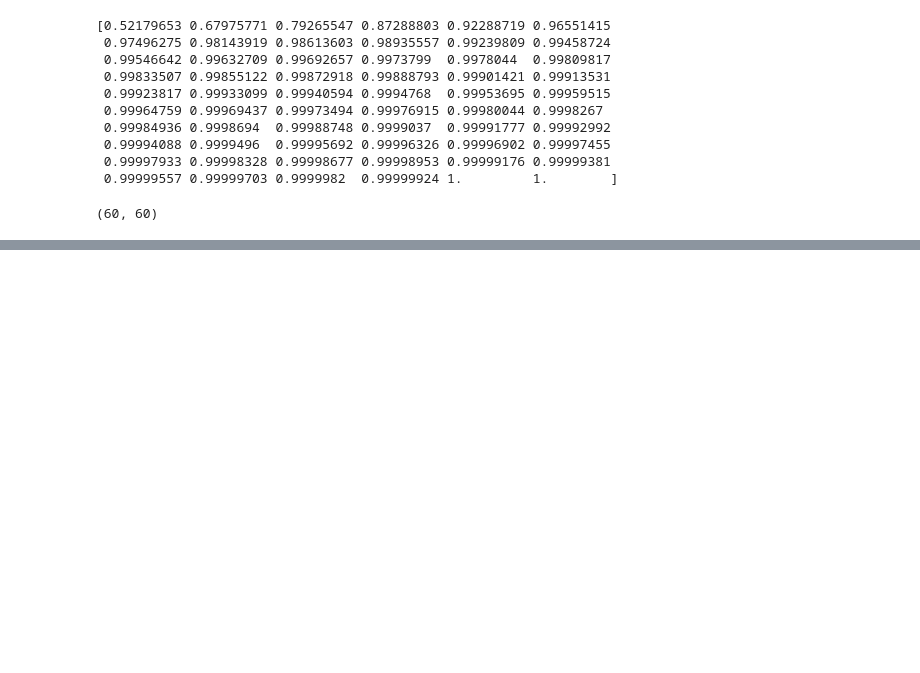
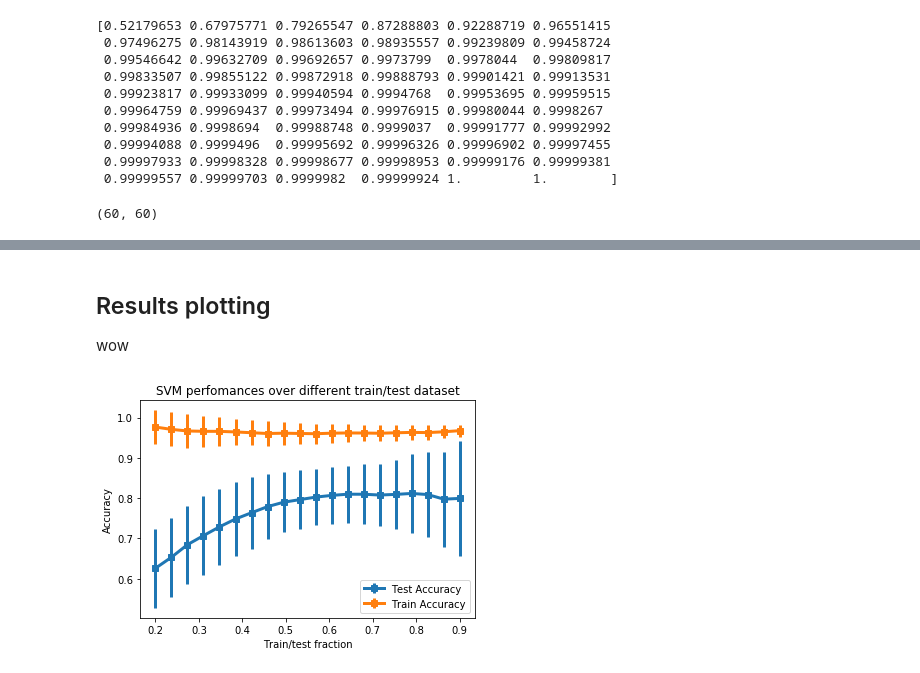
Before and after one commit to mrektor/BCI-ThoughtRecognition, a Jupyter notebook: Ektor/EEG_processing/SVM_EEG_signal.ipynb, the cells around one changed output, grey strips where cells are left out. Cells and saved outputs as stored; diff of their text form; code cells hidden in the pictures; blank space fills up the shorter version.

Commit message:
Finalized the SVM EGG code with experiments on train/test

```diff
--- a/Ektor/EEG_processing/SVM_EEG_signal.ipynb
+++ b/Ektor/EEG_processing/SVM_EEG_signal.ipynb
@@ -192,11 +162,11 @@ train_TX.shape
 # PCA on features
 n = 100
 pca = PCA(n_components=n)
-pca.fit(train_TX)
+pca.fit(feature_dataset_full)
 
 print(pca.explained_variance_ratio_.cumsum())
-train_TX_pca = pca.transform(train_TX)
-train_TX_pca.shape
+feature_dataset_full_pca = pca.transform(feature_dataset_full)
+feature_dataset_full_pca.shape
 # %% [output]
 [0.52179653 0.67975771 0.79265547 0.87288803 0.92288719 0.96551415
  0.97496275 0.98143919 0.98613603 0.98935557 0.99239809 0.99458724
@@ -239,0 +209,8 @@ Corresponding accuracy train = 0.8583333333333334
+# %%
+C_param_sophisticated = np.linspace(1e-5,1e-4,1000)
+kernel_types_reasonable = ['linear']
+k_fold = 5
+max_iters = 100
+
+best_C, best_kernel_type, best_accuracy_test, corresponding_accuracy_train = \
+        cross_validation_SVM(labels, feature_dataset_full, C_param_sophisticated, kernel_types_reasonable, k_fold, seed, max_iters)
@@ -305,0 +279,36 @@ KeyboardInterrupt:
+# %%
+num_experiment = 500
+
+fracs = np.linspace(0.2,0.9,20)
+accuracy_test_mean  = []
+accuracy_test_std   = []
+accuracy_train_mean = []
+accuracy_train_std  = []
+
+for frac_tr_te in fracs:
+    acc_test, acc_train = classification_SVM_experiments(feature_dataset_full, labels, best_C, best_kernel_type, frac_tr_te, num_experiment)
+    #saving of metrics of interest
+    accuracy_test_mean.append(np.mean(acc_test))
+    accuracy_test_std.append(np.std(acc_test))
+    accuracy_train_mean.append(np.mean(acc_train))
+    accuracy_train_std.append(np.std(acc_train))
+
+
+#print(np.mean(acc_test))
+#print(np.mean(acc_train))
+# %% [markdown]
+## Results plotting
+wow
+# %%
+#plt.plot(fracs, accuracy_test_mean)
+#plt.plot(fracs, accuracy_train_mean
+plt.errorbar(fracs, accuracy_test_mean, yerr=accuracy_test_std, label="Error bars plot", fmt="s-",  linewidth=3)
+plt.errorbar(fracs, accuracy_train_mean, yerr=accuracy_train_std, label="Error bars plot", fmt="s-",  linewidth=3)
+plt.title('SVM perfomances over different train/test dataset')
+plt.ylabel('Accuracy')
+plt.xlabel('Train/test fraction')
+plt.legend(['Test Accuracy', 'Train Accuracy'], loc=4)
+plt.savefig('train_test_acc', format='pdf')
+plt.show()
+# %% [output]
+[figure, added]
```
Also changed, not shown: parts of 17 cells of this notebook, 8 other files.
